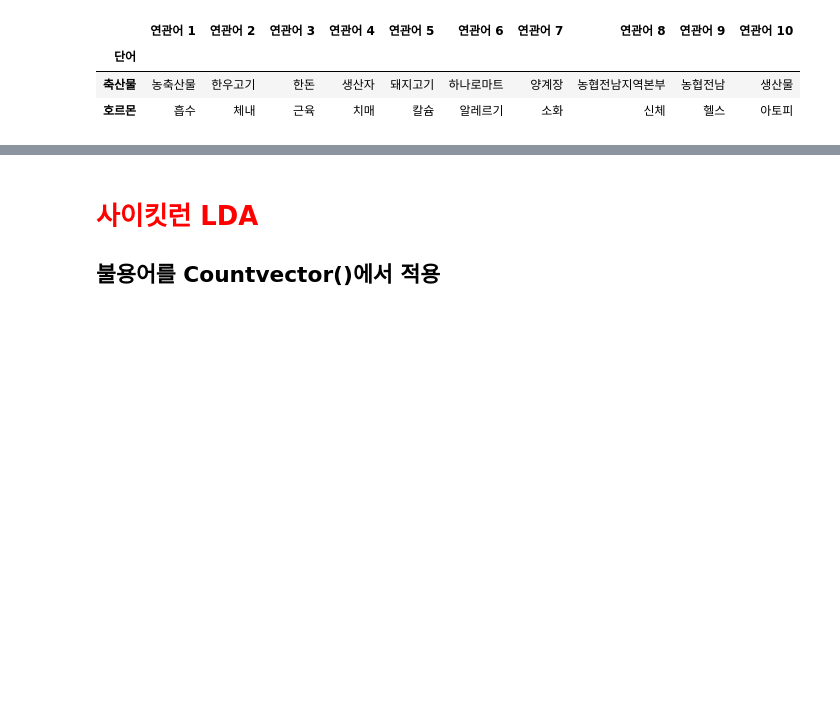
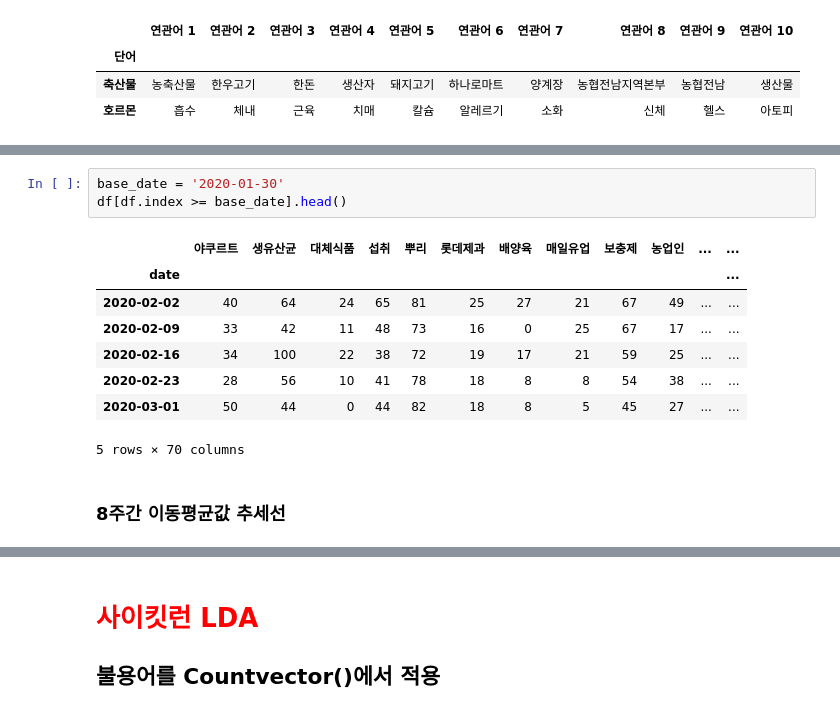
Before and after one commit to ancestor9/webscrap_LDA, a Jupyter notebook: 2022_10_LDA_gensim.ipynb, the cells around one changed output, grey strips where cells are left out. Cells and saved outputs as stored; diff of their text form; blank space fills up the shorter version.

```diff
--- a/2022_10_LDA_gensim.ipynb
+++ b/2022_10_LDA_gensim.ipynb
@@ -1300,0 +1031,14 @@ df
+# %%
+base_date = '2020-01-30'
+df[df.index >= base_date].head()
+# %% [output]
+|  | 야쿠르트 | 생유산균 | 대체식품 | 섭취 | 뿌리 | 롯데제과 | 배양육 | 매일유업 | 보충제 | 농업인 | ... | ... |
+| date |  |  |  |  |  |  |  |  |  |  |  | ... |
+| 2020-02-02 | 40 | 64 | 24 | 65 | 81 | 25 | 27 | 21 | 67 | 49 | ... | ... |
+| 2020-02-09 | 33 | 42 | 11 | 48 | 73 | 16 | 0 | 25 | 67 | 17 | ... | ... |
+| 2020-02-16 | 34 | 100 | 22 | 38 | 72 | 19 | 17 | 21 | 59 | 25 | ... | ... |
+| 2020-02-23 | 28 | 56 | 10 | 41 | 78 | 18 | 8 | 8 | 54 | 38 | ... | ... |
+| 2020-03-01 | 50 | 44 | 0 | 44 | 82 | 18 | 8 | 5 | 45 | 27 | ... | ... |
+5 rows × 70 columns
+# %% [markdown]
+### 8주간 이동평균값 추세선
```
Also changed, not shown: parts of 74 cells of this notebook.
